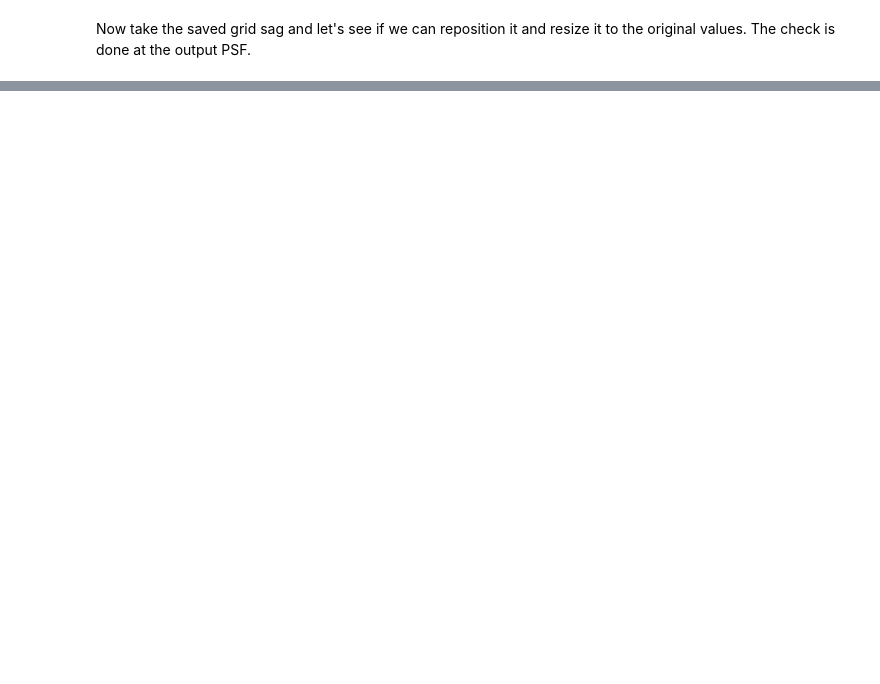
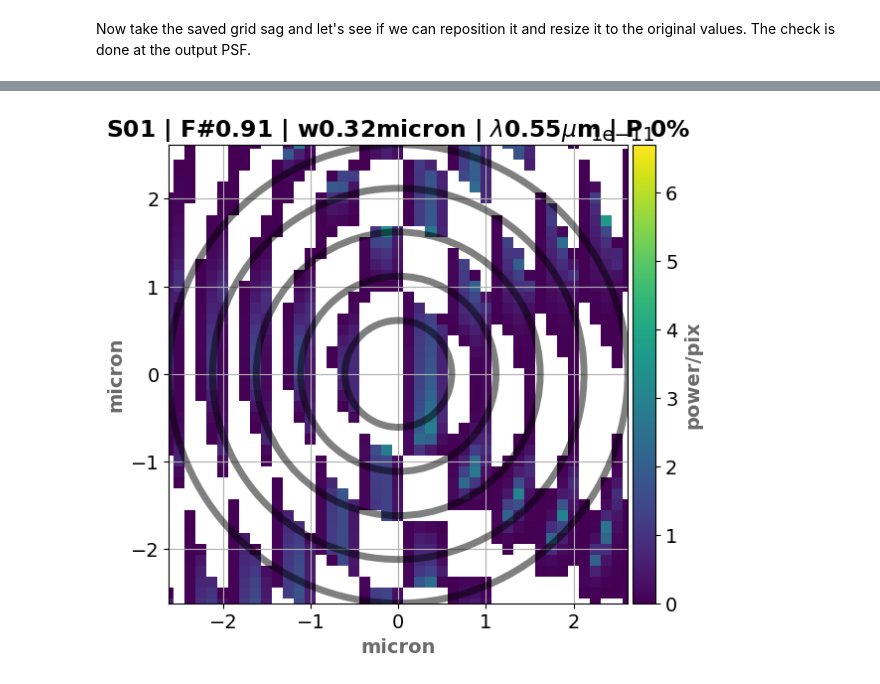
Before and after one commit to arielmission-space/PAOS, a Jupyter notebook: notebook/GridSag.ipynb, the cells around one changed output, grey strips where cells are left out. Drawn from its saved outputs; the diff is of its cells as text; code cells hidden in the pictures; blank space fills up the shorter version.

```diff
--- a/notebook/GridSag.ipynb
+++ b/notebook/GridSag.ipynb
@@ -232,0 +252,12 @@ Now use the run function directly
+# %%
+retval_diff = deepcopy(retval1)
+
+amp1 = retval1[1]["amplitude"]
+amp3 = retval3[5]["amplitude"]
+retval_diff[1]["amplitude"] = amp1 - amp3
+
+fig, ax0 = plt.subplots(nrows=1, ncols=1, figsize=(9, 6))
+simple_plot(fig, ax0, key=1, item=retval_diff[1], ima_scale="linear")
+plt.show()
+# %% [output]
+[figure, added]
```
Also changed, not shown: parts of 12 cells of this notebook, 3 other files.
